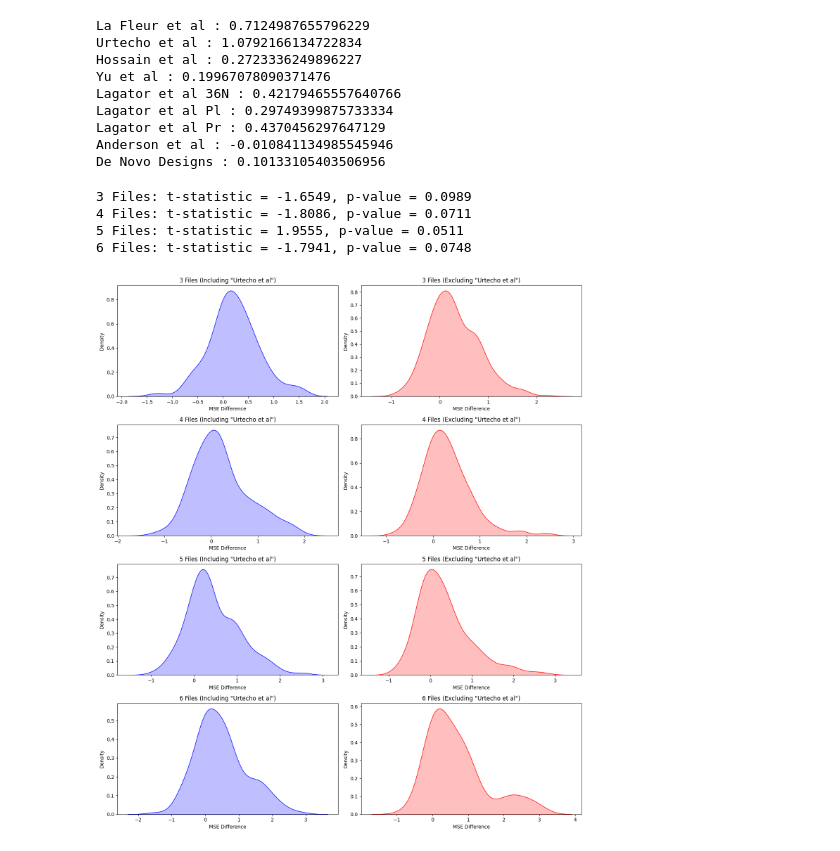
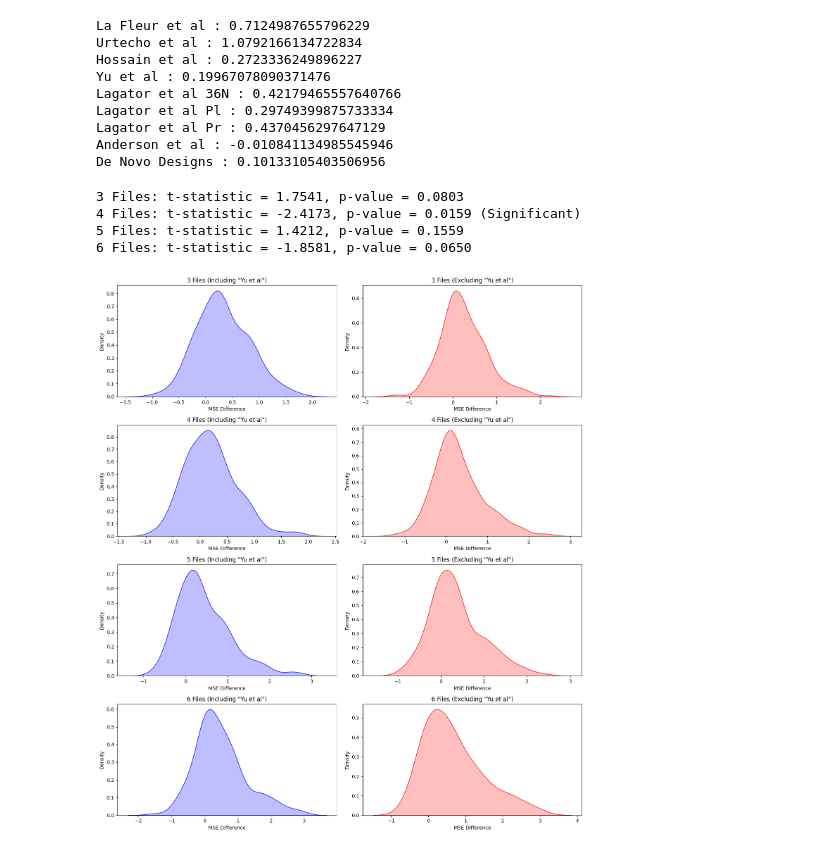
Before and after one commit to Rhys-sg/e.-coli-promoter-prediction, a Jupyter notebook: multiple_files.ipynb, the cells around one changed output. Saved outputs shown, nothing was run; the diff lists cells and outputs as text; code cells hidden in the pictures.

```diff
--- a/multiple_files.ipynb
+++ b/multiple_files.ipynb
@@ -45,11 +45,11 @@ Lagator et al Pr : 0.4370456297647129
 Anderson et al : -0.010841134985545946
 De Novo Designs : 0.10133105403506956
 # %%
-multiple_files_module.plot_mse_effect_with_ttest(file_mse, file_names, 'Urtecho et al', start_from=3, end_at=6)
+multiple_files_module.plot_mse_effect_with_ttest(file_mse, file_names, 'Yu et al', start_from=3, end_at=6)
 # %% [output]
-3 Files: t-statistic = -1.6549, p-value = 0.0989
-4 Files: t-statistic = -1.8086, p-value = 0.0711
-5 Files: t-statistic = 1.9555, p-value = 0.0511
-6 Files: t-statistic = -1.7941, p-value = 0.0748
+3 Files: t-statistic = 1.7541, p-value = 0.0803
+4 Files: t-statistic = -2.4173, p-value = 0.0159 (Significant)
+5 Files: t-statistic = 1.4212, p-value = 0.1559
+6 Files: t-statistic = -1.8581, p-value = 0.0650
-[figure, old version]
+[figure, new version]
 # %%
```
Also changed, not shown: parts of 1 cell of this notebook, 6 other files.
